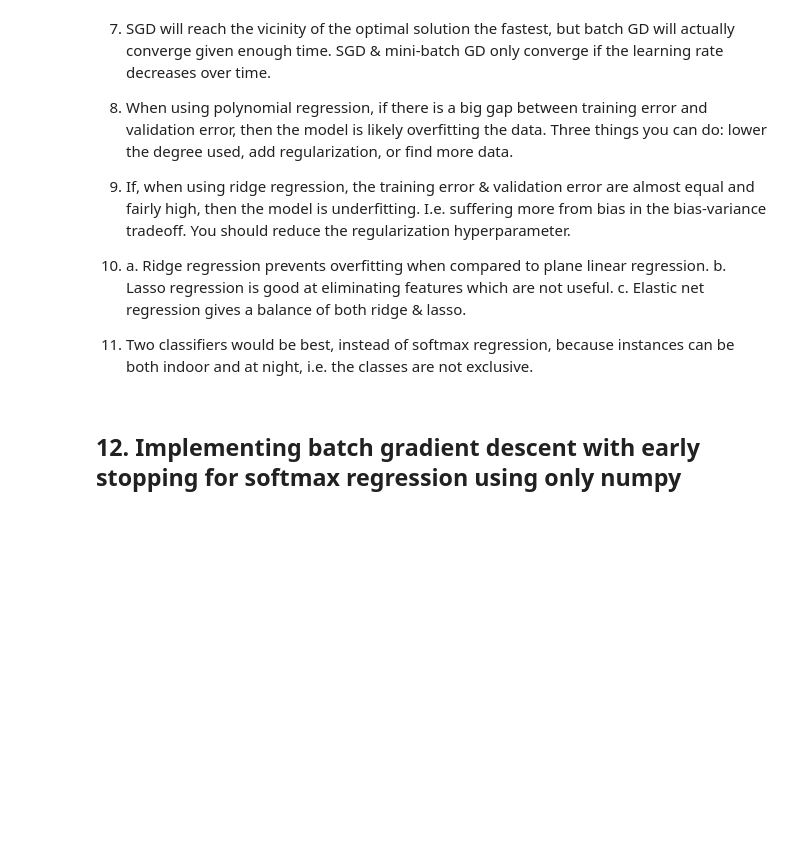
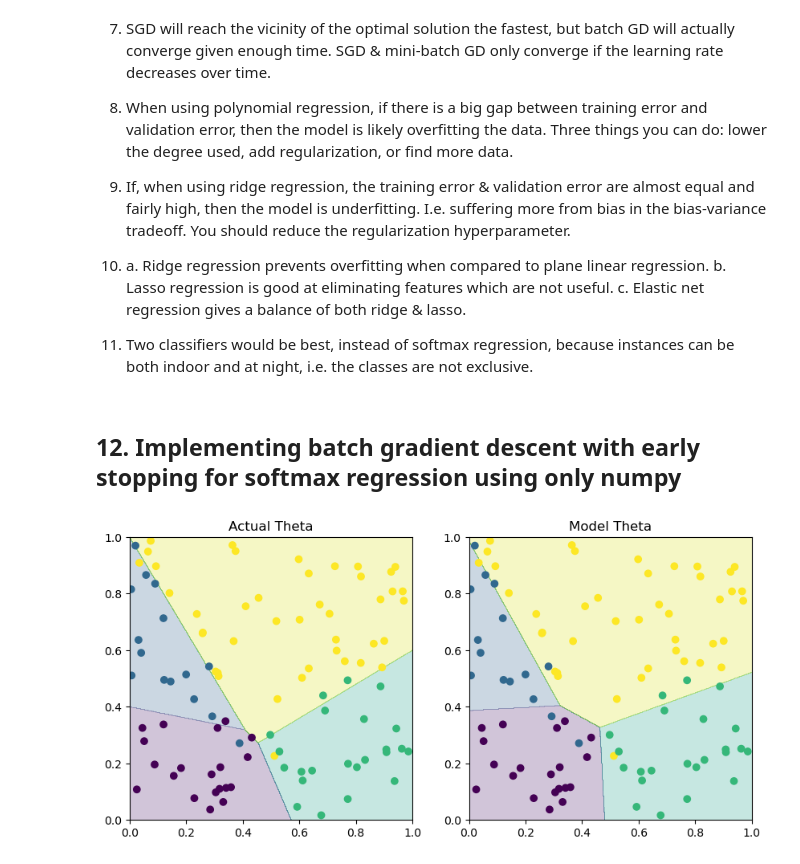
Before and after one commit to edwardbickerton/handson-ml3, a Jupyter notebook: my completed exercises/04.ipynb, the cells around one changed output. Cells and saved outputs as stored; diff of their text form; code cells hidden in the pictures; blank space fills up the shorter version.

Commit message:
Chapter 4 exercises completed: implementing batch gradient descent with early stopping for softmax regression

```diff
--- a/my completed exercises/04.ipynb
+++ b/my completed exercises/04.ipynb
@@ -28,0 +129,44 @@ import numpy as np
+# %%
+num_features = 2
+num_instances = 100
+num_classes = 4
+
+X = np.random.rand(num_instances, num_features)
+
+theta = np.array(
+    [
+        [+2, -9, -7],
+        [+0, -8, -2],
+        [-6, +5, -1],
+        [-6, +2, +4],
+    ]
+)
+
+y = softmax(score(X, theta) + 0.2 * np.random.randn(num_classes, num_instances)).argmax(
+    0
+)
+# %%
+model = BatchSoftmax()
+model.fit(X, y)
+# %%
+def plot_predictions(X, y, theta, ax=None):
+    if ax is None:
+        ax = plt.gca()
+    x0, x1 = np.meshgrid(np.linspace(0, 1.0, 1000), np.linspace(0, 1.0, 1000))
+    z = predict(np.hstack((x0.reshape(-1, 1), x1.reshape(-1, 1))), theta)
+
+    ax.set_aspect("equal")
+    ax.contourf(x0, x1, z.reshape(x0.shape), alpha=0.25)
+    ax.scatter(X[:, 0], X[:, 1], c=y)
+
+
+fig, axs = plt.subplots(1, 2, figsize=(10, 5))
+
+axs[0].set_title("Actual Theta")
+plot_predictions(X, y, theta, axs[0])
+axs[1].set_title("Model Theta")
+plot_predictions(X, y, model.theta, axs[1])
+
+plt.show()
+# %% [output]
+[figure, added]
```
Also changed, not shown: parts of 8 cells of this notebook.
